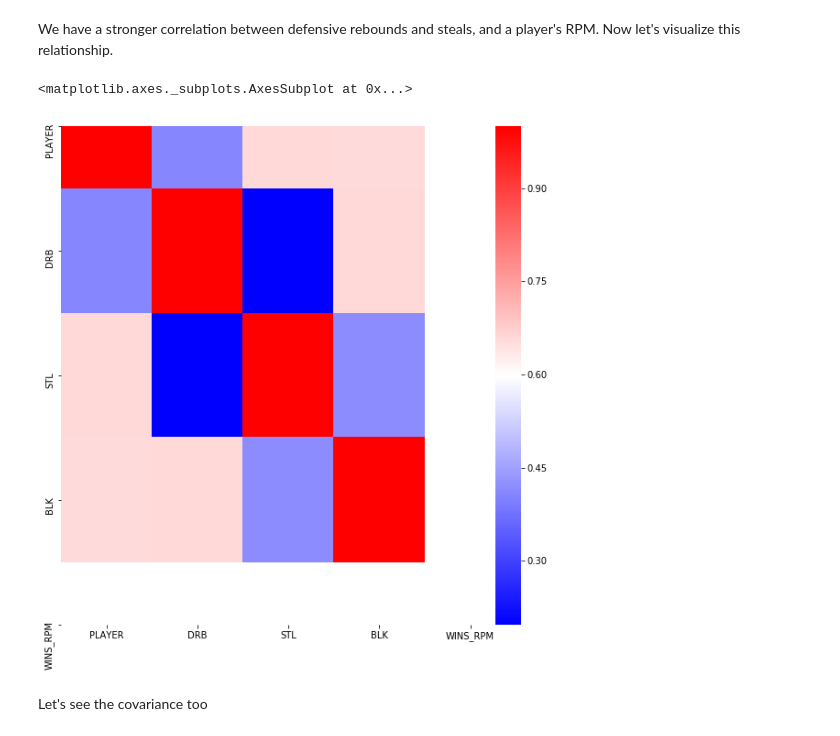
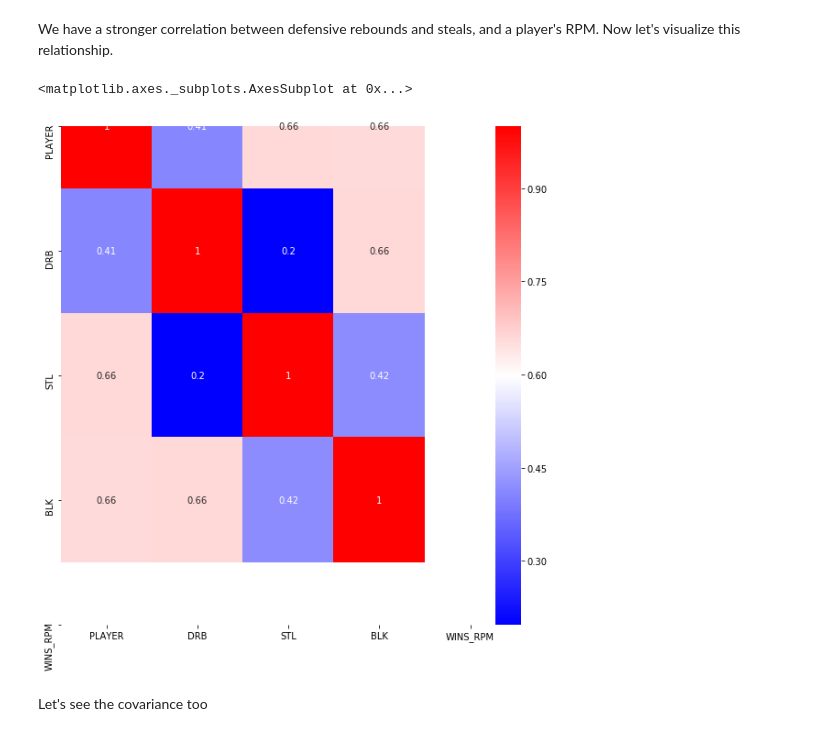
Before and after one commit to ta-datapt-bcn/project-statistical-analysis, a Jupyter notebook: NBA Stats Analysis.ipynb, the cells around one changed output. Cells and saved outputs as stored; diff of their text form; code cells hidden in the pictures.

```diff
--- a/NBA Stats Analysis.ipynb
+++ b/NBA Stats Analysis.ipynb
@@ -277,11 +287,11 @@ We have a stronger correlation between defensive rebounds and steals, and a play
 # %%
 plt.subplots(figsize=(10,10))
 sns.heatmap(deffensive_atr_df.corr(),
             xticklabels=deffensive_atr_df.columns.values,
-            yticklabels=deffensive_atr_df.columns.values, cmap="bwr")
+            yticklabels=deffensive_atr_df.columns.values, cmap="bwr",annot=True)
 # %% [output]
 <matplotlib.axes._subplots.AxesSubplot at 0x...>
-[figure, old version]
+[figure, new version]
 # %% [markdown]
 Let's see the covariance too
 # %%
```
Also changed, not shown: parts of 28 cells of this notebook, 3 other files.
